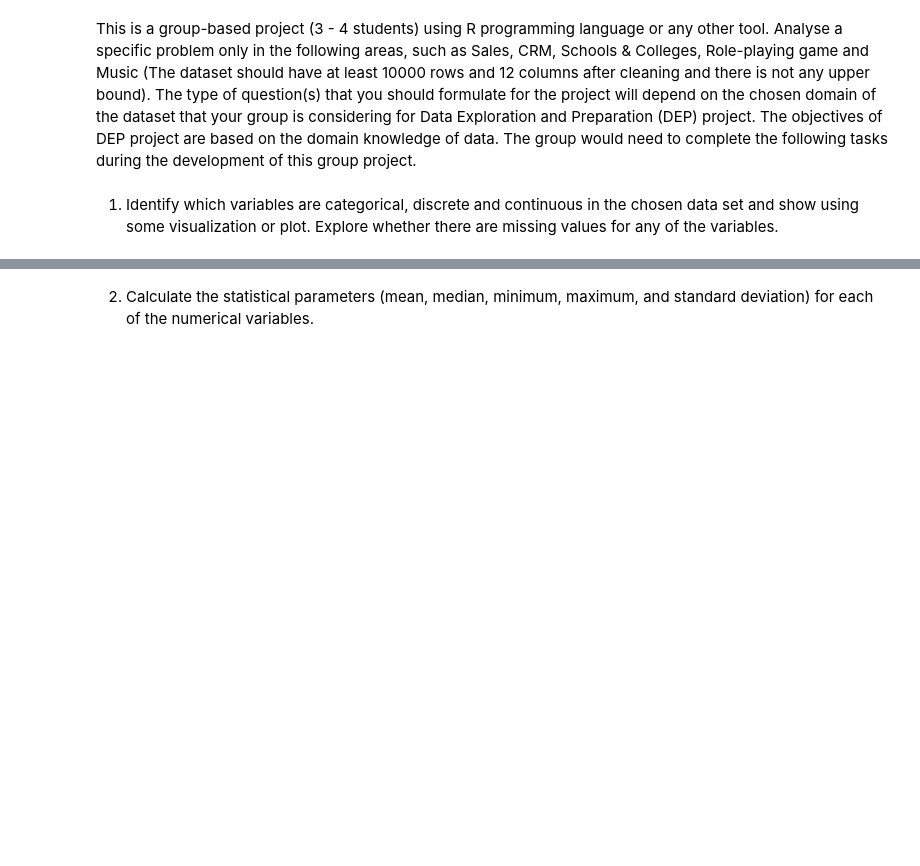
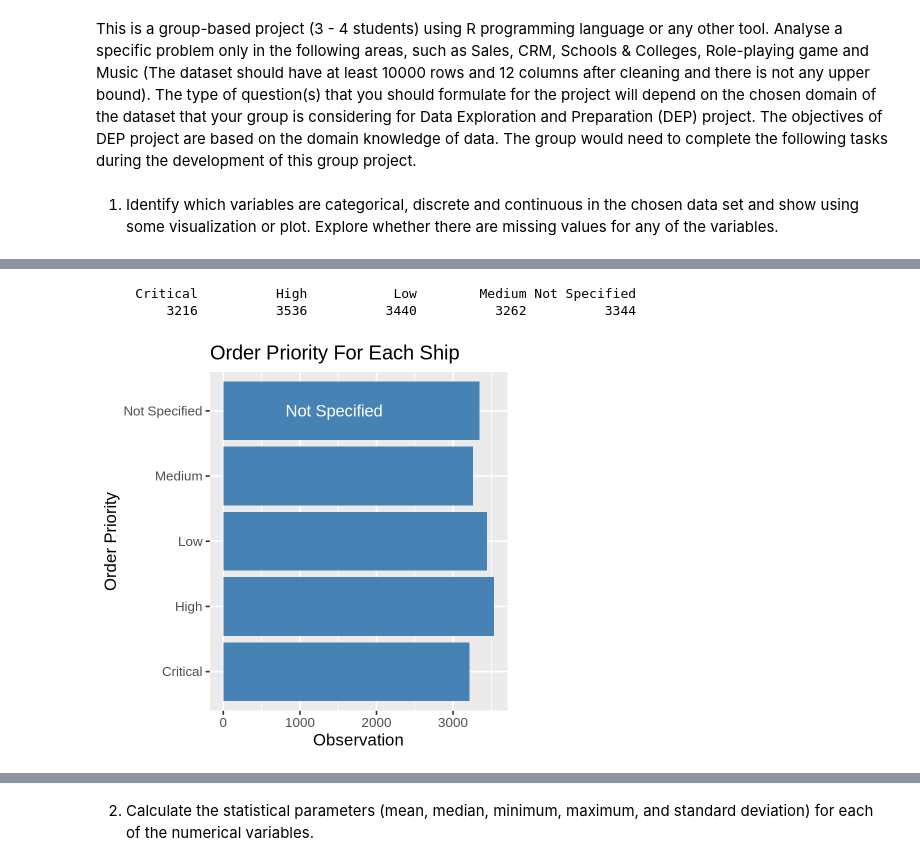
Before and after one commit to raulFuzita/cct-project-muhammad-ca, a Jupyter notebook: CCT_project_Muhammad.ipynb, the cells around one changed output, grey strips where cells are left out. Cells and saved outputs as stored; diff of their text form; code cells hidden in the pictures; blank space fills up the shorter version.

```diff
--- a/CCT_project_Muhammad.ipynb
+++ b/CCT_project_Muhammad.ipynb
@@ -133,0 +521,15 @@ This is a group-based project (3 - 4 students) using R programming language or a
+# %%
+table(df$Order.Priority, useNA = "ifany")
+# %% [output]
+     Critical          High           Low        Medium Not Specified
+         3216          3536          3440          3262          3344
+# %%
+ggplot(df, aes(x=Order.Priority), size=15) +
+geom_bar(fill='steelblue') +
+labs(x='Order Priority', y='Observation') +
+geom_text(aes(label = ifelse(Order.Priority=='Not Specified', Order.Priority, ''), hjust=2), stat='count', color="white", size=7) +
+theme_gray(base_size = 20) +
+ggtitle("Order Priority For Each Ship") +
+coord_flip()
+# %% [output]
+[figure, added]
```
Also changed, not shown: parts of 75 cells of this notebook.
